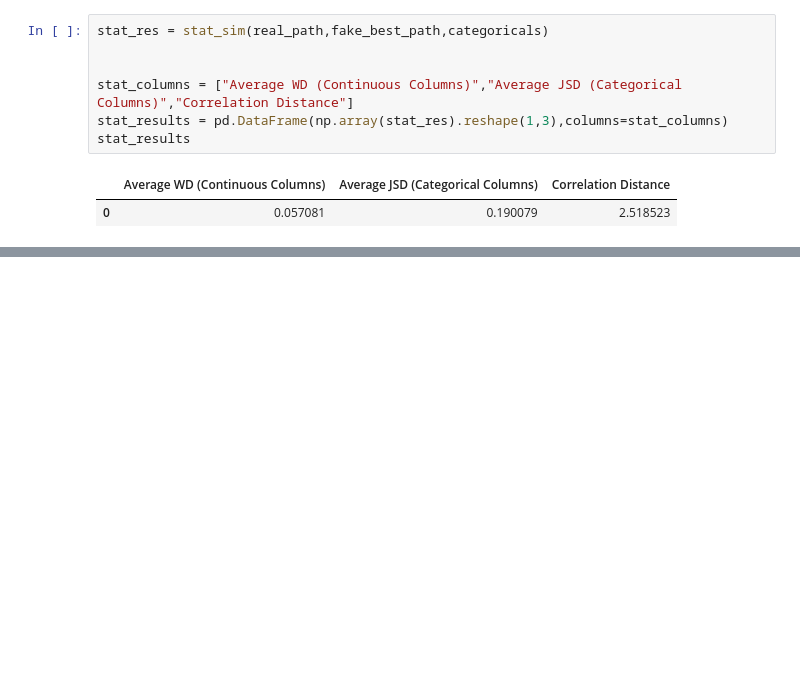
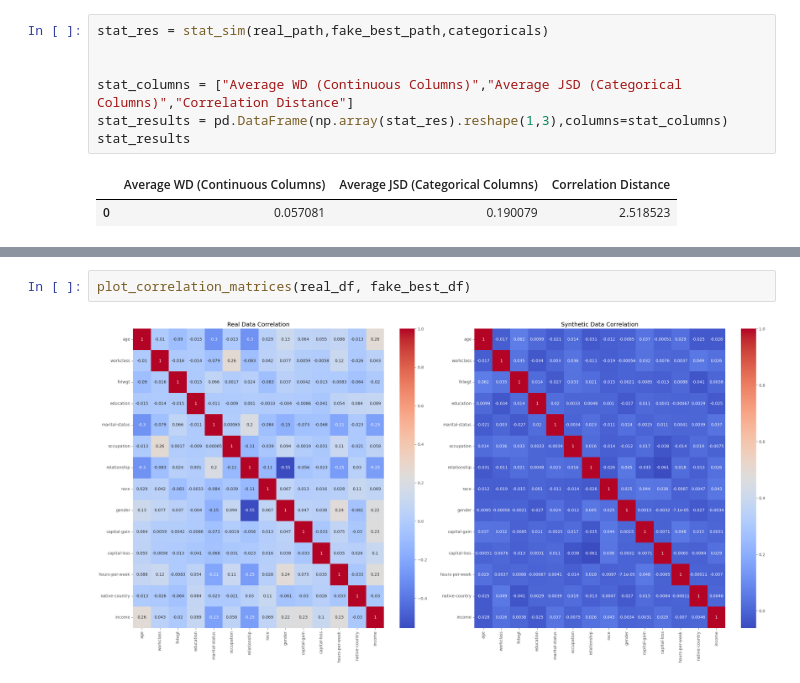
Before and after one commit to Hasherino/CTAB-GAN-DP-experiment, a Jupyter notebook: Experiment_Script_Adult.ipynb, the cells around one changed output, grey strips where cells are left out. Cells and saved outputs as stored; diff of their text form; blank space fills up the shorter version.

```diff
--- a/Experiment_Script_Adult.ipynb
+++ b/Experiment_Script_Adult.ipynb
@@ -278,0 +303,4 @@ privacy_results
+# %%
+plot_correlation_matrices(real_df, fake_best_df)
+# %% [output]
+[figure, added]
```
Also changed, not shown: parts of 10 cells of this notebook.
